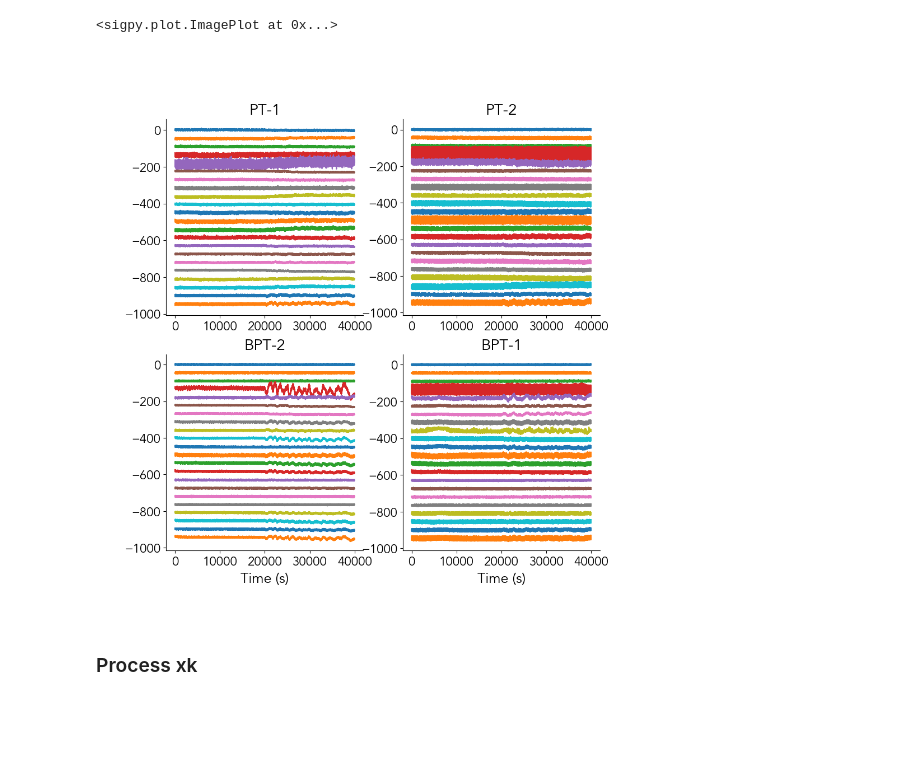
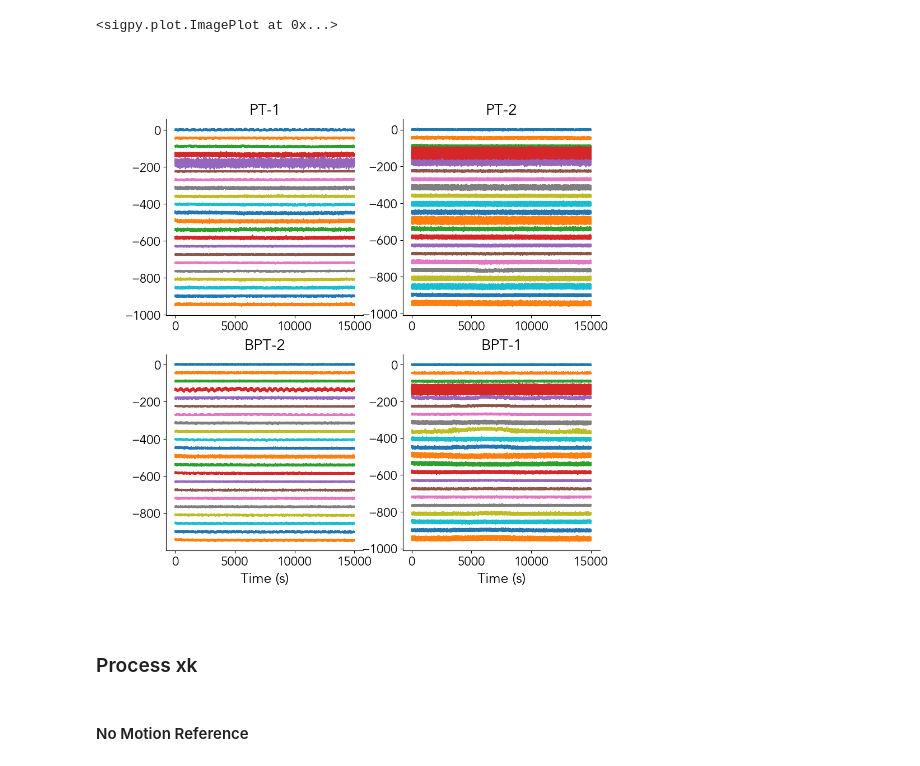
Before and after one commit to mikgroup/nonrigid-motion-bpt, a Jupyter notebook: examples/testing_libraries.ipynb, the cells around one changed output. Cells and saved outputs as stored; diff of their text form; code cells hidden in the pictures; blank space fills up the shorter version.

```diff
--- a/examples/testing_libraries.ipynb
+++ b/examples/testing_libraries.ipynb
@@ -130,8 +154,15 @@ importlib.reload(sxb)
 
 from bpt_motus.preprocessing.split_xk_bpt import SplitXkBPT
 # %%
-# Path to radial ScanArchive folder
-inpdir = "/mikLKS/rinbha/BPT/MRMOTUS/test_data/radial/"
-
-# Create the object
-split_xk_bpt = SplitXkBPT(inp_dir=inpdir, verbose=True)
+# Split no motion data
+nomotion_inpdir = "/mikLKS/rinbha/BPT/MRMOTUS/test_data/bpt_motus/no_motion"
+split_xk_bpt_nm = SplitXkBPT(inp_dir=nomotion_inpdir, verbose=True)
+split_xk_bpt_nm.run()
+# Split calibration data
+calib_inpdir = "/mikLKS/rinbha/BPT/MRMOTUS/test_data/bpt_motus/calib_inf/calib_hr_20000_35000_inf_hr_35000_None/calib"
+split_xk_bpt_c = SplitXkBPT(inp_dir=calib_inpdir, verbose=True)
+split_xk_bpt_c.run()
+# Split inference data
+inf_inpdir = "/mikLKS/rinbha/BPT/MRMOTUS/test_data/bpt_motus/calib_inf/calib_hr_20000_35000_inf_hr_35000_None/inf"
+split_xk_bpt_inf = SplitXkBPT(inp_dir=inf_inpdir, verbose=True)
+split_xk_bpt_inf.run()
@@ -159,20 +199,22 @@ pl.ImagePlot(xk_f_cleaned[:,:1000])
 # %%
 def plot_bpt(bpt, tr=1, window=1, shift=0, figsize=(10,10), titles = ["PT-1", "PT-2", "BPT-2", "BPT-1"]):
     nbpts, npe, ncoils = bpt.shape
 
     plt.figure(figsize=figsize)
     t = np.arange(npe)*tr
     # Plot
     for i in range(nbpts):
         plt.subplot(nbpts//2, 2, i+1)
         plt.plot(t, bpt[i] - np.mean(bpt[i],axis=0) + np.arange(ncoils)*shift);
         plt.title(titles[i])
         if i > 1:
             plt.xlabel("Time (s)")
 
-plot_bpt(split_xk_bpt.bpts, shift = -45)
+plot_bpt(split_xk_bpt_nm.bpts, shift = -45)
 # %% [output]
-[figure, old version]
+[figure, new version]
 # %% [markdown]
 ### Process xk
+# %% [markdown]
+#### No Motion Reference
 # %%
```
Also changed, not shown: parts of 28 cells of this notebook, 6 other files.
